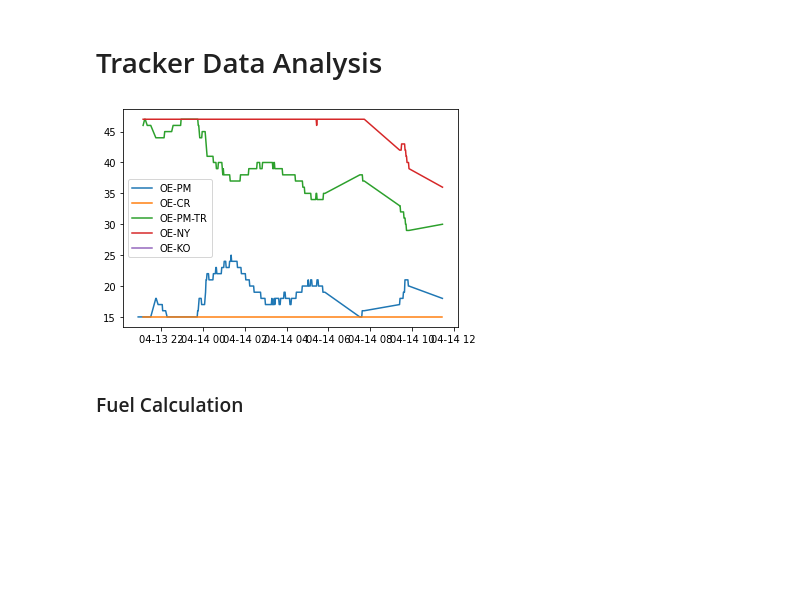
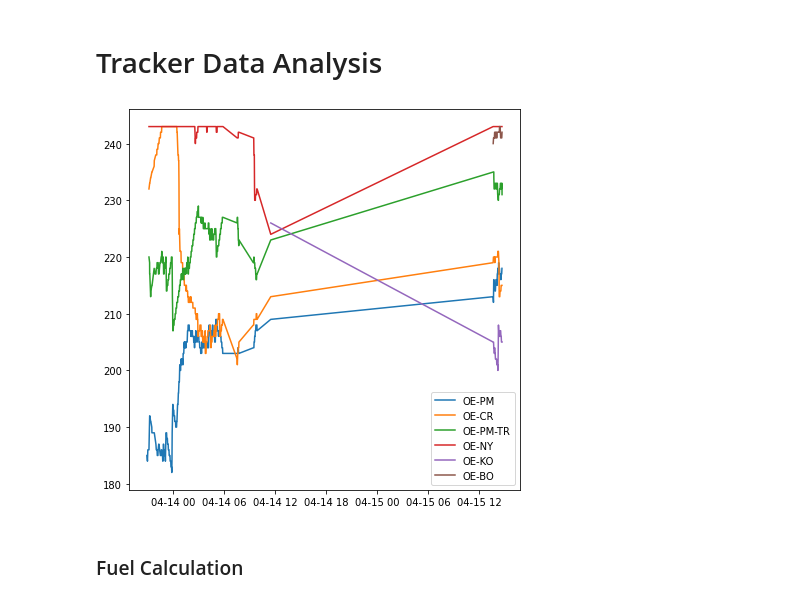
Before and after one commit to ZacHooper/spaceTraders, a Jupyter notebook: Untitled.ipynb, the cells around one changed output. Drawn from its saved outputs; the diff is of its cells as text; code cells hidden in the pictures; blank space fills up the shorter version.

```diff
--- a/Untitled.ipynb
+++ b/Untitled.ipynb
@@ -296,32 +296,33 @@ markets.drop(['pricePerUnit_from', 'spread_from', 'sellPricePerUnit_from',
 # %%
 DATABASE_LOCATION = 'sqlite:///SpaceTraders_DB.sqlite'
 
 engine = sqlalchemy.create_engine(DATABASE_LOCATION)
 conn = sqlite3.connect('SpaceTraders_DB.sqlite')
 
 market_tracker = pd.read_sql('marketplace_tracker', engine)
 
 market_tracker['purchasePricePerUnit'] = market_tracker['purchasePricePerUnit'].astype(int)
 market_tracker['sellPricePerUnit'] = market_tracker['sellPricePerUnit'].astype(int)
 market_tracker['quantityAvailable'] = market_tracker['quantityAvailable'].astype(int)
 market_tracker['pricePerUnit'] = market_tracker['pricePerUnit'].astype(int)
 market_tracker['volumePerUnit'] = market_tracker['volumePerUnit'].astype(int)
 market_tracker['time'] = pd.to_datetime(market_tracker['time'])
 
 oe_pm = market_tracker['location'] == "OE-PM"
 oe_pm_tr = market_tracker['location'] == "OE-PM-TR"
-metals = market_tracker['symbol'] == "DRONES"
+metals = market_tracker['symbol'] == "MACHINERY"
 
+plt.figure(figsize=(7,7))
 loc_with_good = market_tracker.loc[metals]
 for loc in loc_with_good.location.unique():
     loc_mask = market_tracker['location'] == loc
     loc_good_df = loc_with_good.loc[loc_mask]
     plt.plot(loc_good_df.time, loc_good_df.purchasePricePerUnit, label = loc)
 
 plt.legend()
 plt.show()
 # %% [output]
-[figure, old version]
+[figure, new version]
 # %% [markdown]
 ### Fuel Calculation
 # %%
```
Also changed, not shown: parts of 5 cells of this notebook, 7 other files.
